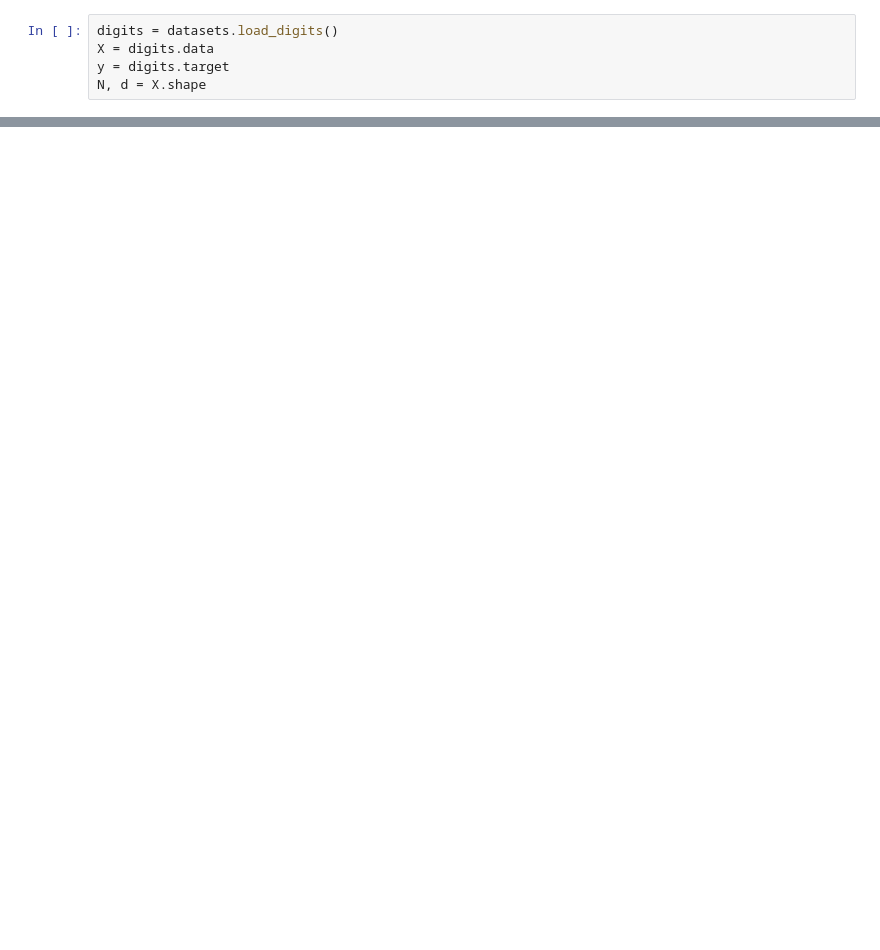
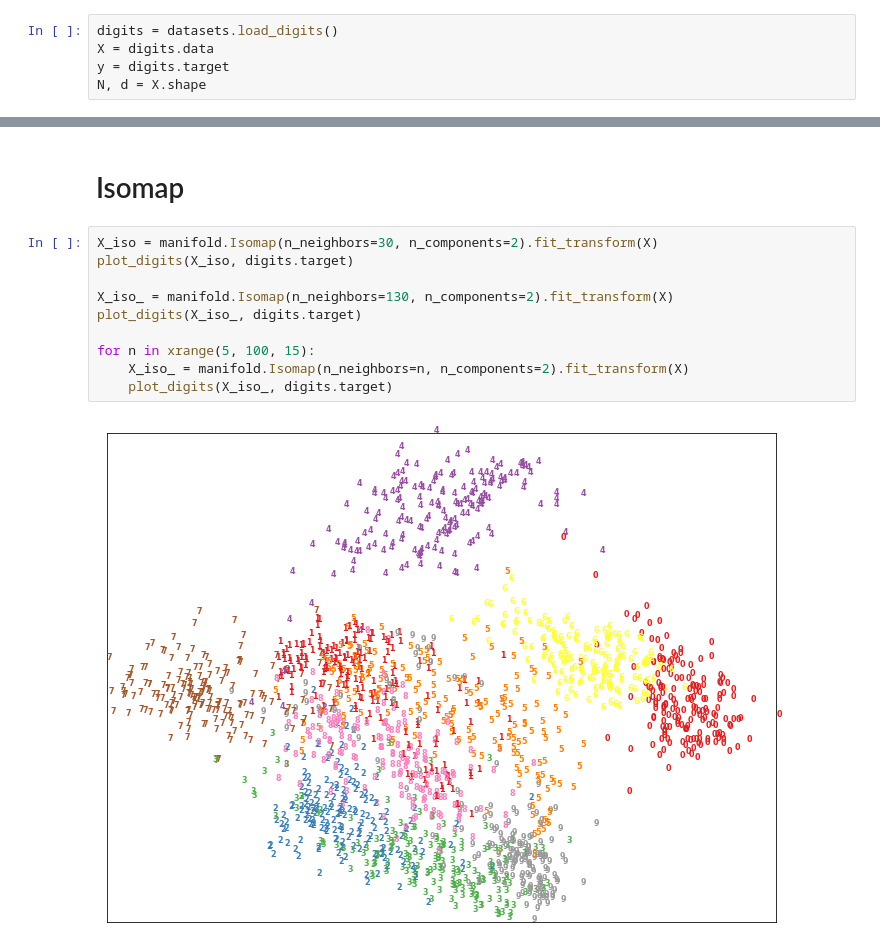
Before and after one commit to mateuszlewko/data-mining, a Jupyter notebook: set8/solutions.ipynb, the cells around one changed output, grey strips where cells are left out. Cells and saved outputs as stored; diff of their text form; blank space fills up the shorter version.

```diff
--- a/set8/solutions.ipynb
+++ b/set8/solutions.ipynb
@@ -59,0 +90,14 @@ plot_digits(X_iso, digits.target)
+# %% [markdown]
+# Isomap
+# %%
+X_iso = manifold.Isomap(n_neighbors=30, n_components=2).fit_transform(X)
+plot_digits(X_iso, digits.target)
+
+X_iso_ = manifold.Isomap(n_neighbors=130, n_components=2).fit_transform(X)
+plot_digits(X_iso_, digits.target)
+
+for n in xrange(5, 100, 15):
+    X_iso_ = manifold.Isomap(n_neighbors=n, n_components=2).fit_transform(X)
+    plot_digits(X_iso_, digits.target)
+# %% [output]
+[figure, added]
```
Also changed, not shown: parts of 31 cells of this notebook.
